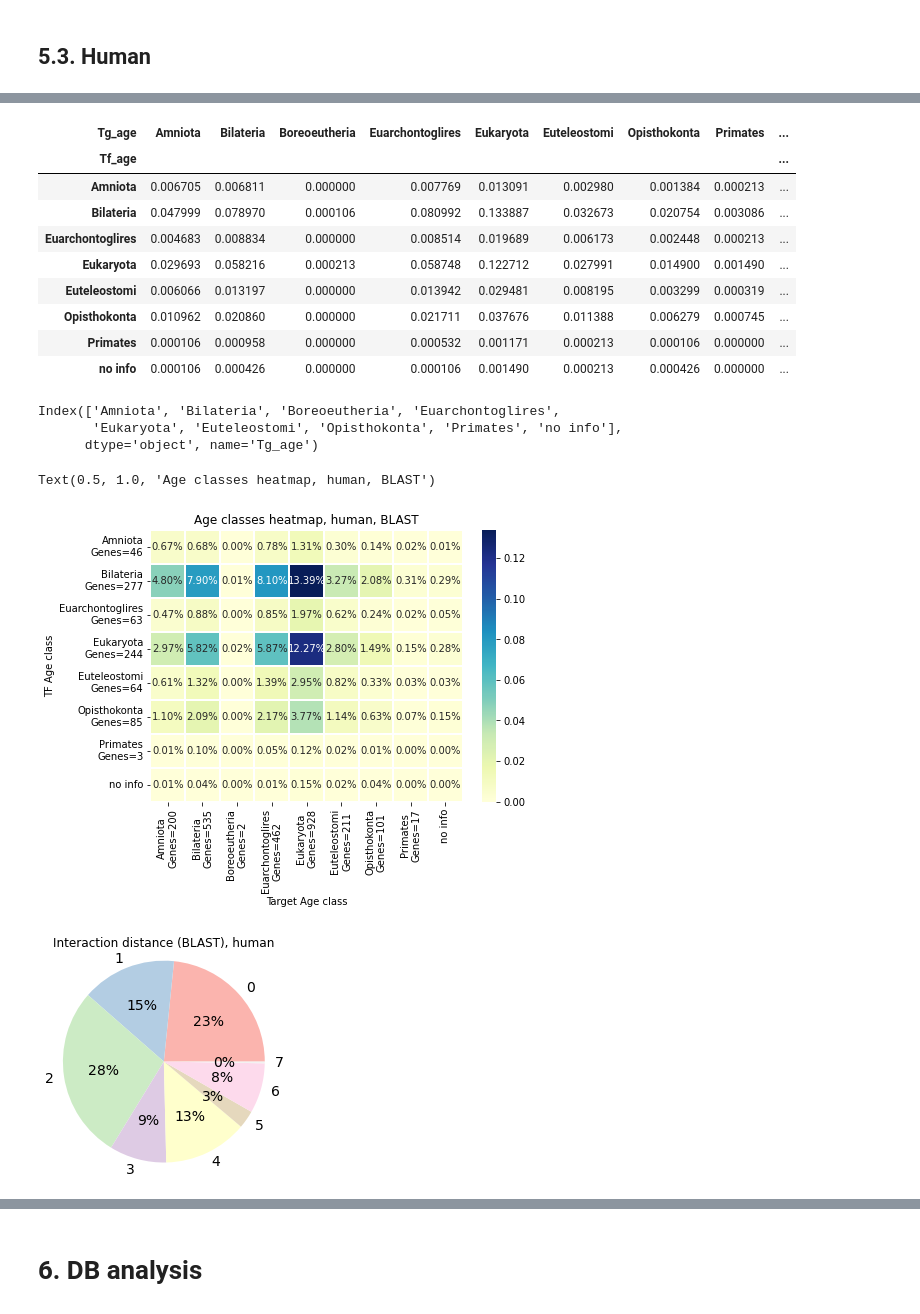
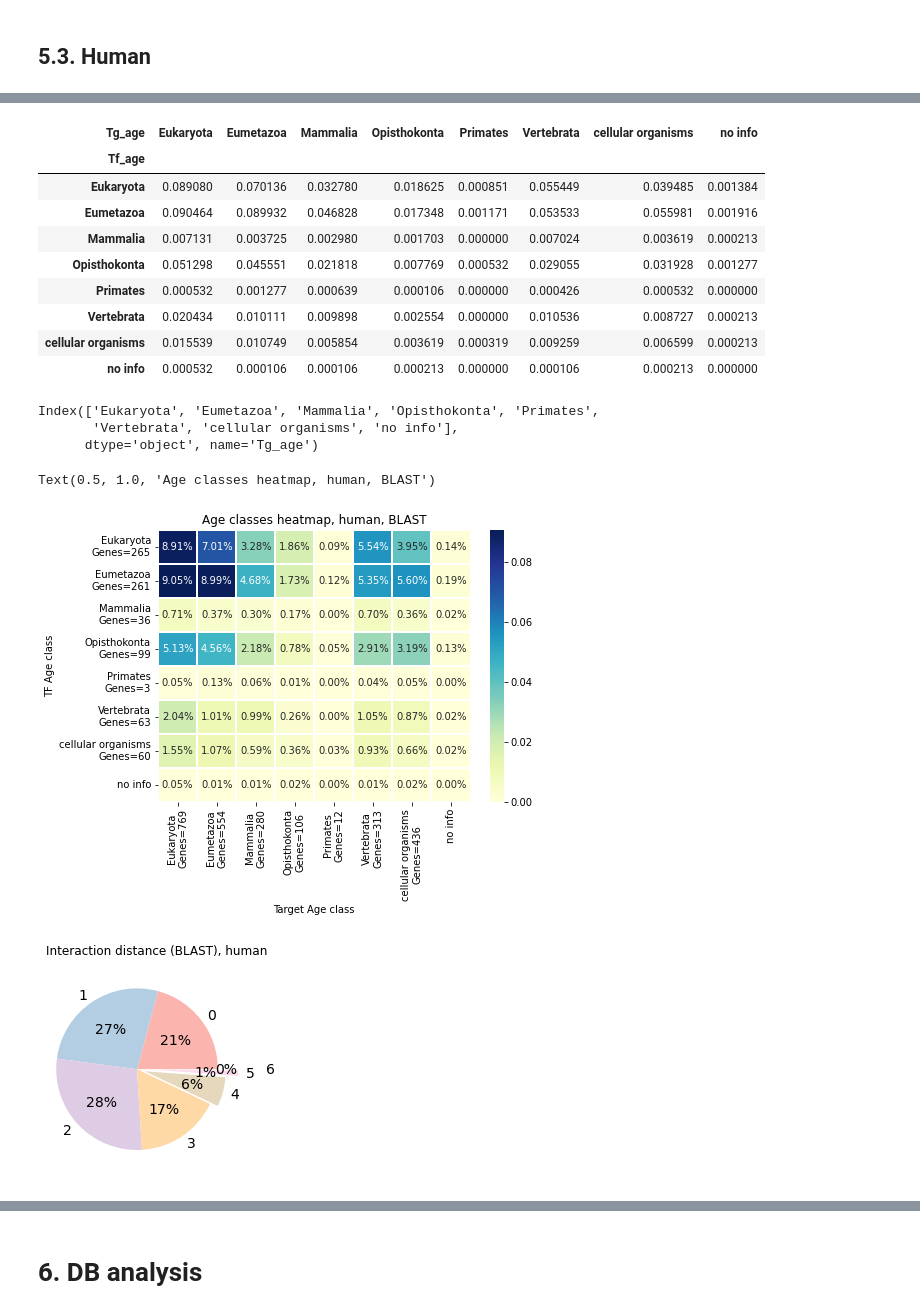
Before and after one commit to Freddsle/age_patterns, a Jupyter notebook: code/06_BLAST_SwissTree.ipynb, the cells around one changed output, grey strips where cells are left out. Drawn from its saved outputs; the diff is of its cells as text; code cells hidden in the pictures.

```diff
--- a/code/06_BLAST_SwissTree.ipynb
+++ b/code/06_BLAST_SwissTree.ipynb
@@ -1147,6 +1279,8 @@ array(['Eukaryota', 'Euteleostomi', 'Amniota', 'Euarchontoglires',
 # %%
-human_blast_ages['Age'] = human_blast_ages['Age'].apply(lambda x: 'Primates' if x == 'Homo' or x == 'Homininae'else x)
-#human_blast_ages['Age'] = human_blast_ages['Age'].apply(lambda x: 'Mammalia' if x == 'Boreoeutheria' or x == 'Euarchontoglires' else x)
+human_blast_ages['Age'] = human_blast_ages['Age'].apply(lambda x: 'Primates' if x == 'Homo' or x == 'Homininae' else x)
+human_blast_ages['Age'] = human_blast_ages['Age'].apply(lambda x: 'Eumetazoa' if x == 'Chordata' or x == 'Bilateria' else x)
+human_blast_ages['Age'] = human_blast_ages['Age'].apply(lambda x: 'Vertebrata' if x == 'Tetrapoda' or x == 'Amniota' or x == 'Euteleostomi' else x)
+human_blast_ages['Age'] = human_blast_ages['Age'].apply(lambda x: 'Mammalia' if x == 'Boreoeutheria' or x == 'Theria' or x == 'Euarchontoglires' else x)
 # %%
 human_data['Tf_age'] = human_data.merge(human_blast_ages, how='left', on=['TF']).Age
 
@@ -1158,33 +1292,33 @@ human_data[['Tg_age', 'Tf_age']] = human_data[['Tg_age', 'Tf_age']].replace(np.n
 heatmap_h = pd.crosstab(human_data.Tf_age, human_data.Tg_age, normalize=True)
 heatmap_h
 # %% [output]
-| Tg_age | Amniota | Bilateria | Boreoeutheria | Euarchontoglires | Eukaryota | Euteleostomi | Opisthokonta | Primates | ... |
-| Tf_age |  |  |  |  |  |  |  |  | ... |
-| Amniota | 0.006705 | 0.006811 | 0.000000 | 0.007769 | 0.013091 | 0.002980 | 0.001384 | 0.000213 | ... |
-| Bilateria | 0.047999 | 0.078970 | 0.000106 | 0.080992 | 0.133887 | 0.032673 | 0.020754 | 0.003086 | ... |
-| Euarchontoglires | 0.004683 | 0.008834 | 0.000000 | 0.008514 | 0.019689 | 0.006173 | 0.002448 | 0.000213 | ... |
-| Eukaryota | 0.029693 | 0.058216 | 0.000213 | 0.058748 | 0.122712 | 0.027991 | 0.014900 | 0.001490 | ... |
-| Euteleostomi | 0.006066 | 0.013197 | 0.000000 | 0.013942 | 0.029481 | 0.008195 | 0.003299 | 0.000319 | ... |
-| Opisthokonta | 0.010962 | 0.020860 | 0.000000 | 0.021711 | 0.037676 | 0.011388 | 0.006279 | 0.000745 | ... |
-| Primates | 0.000106 | 0.000958 | 0.000000 | 0.000532 | 0.001171 | 0.000213 | 0.000106 | 0.000000 | ... |
-| no info | 0.000106 | 0.000426 | 0.000000 | 0.000106 | 0.001490 | 0.000213 | 0.000426 | 0.000000 | ... |
+| Tg_age | Eukaryota | Eumetazoa | Mammalia | Opisthokonta | Primates | Vertebrata | cellular organisms | no info |
+| Tf_age |  |  |  |  |  |  |  |  |
+| Eukaryota | 0.089080 | 0.070136 | 0.032780 | 0.018625 | 0.000851 | 0.055449 | 0.039485 | 0.001384 |
+| Eumetazoa | 0.090464 | 0.089932 | 0.046828 | 0.017348 | 0.001171 | 0.053533 | 0.055981 | 0.001916 |
+| Mammalia | 0.007131 | 0.003725 | 0.002980 | 0.001703 | 0.000000 | 0.007024 | 0.003619 | 0.000213 |
+| Opisthokonta | 0.051298 | 0.045551 | 0.021818 | 0.007769 | 0.000532 | 0.029055 | 0.031928 | 0.001277 |
+| Primates | 0.000532 | 0.001277 | 0.000639 | 0.000106 | 0.000000 | 0.000426 | 0.000532 | 0.000000 |
+| Vertebrata | 0.020434 | 0.010111 | 0.009898 | 0.002554 | 0.000000 | 0.010536 | 0.008727 | 0.000213 |
+| cellular organisms | 0.015539 | 0.010749 | 0.005854 | 0.003619 | 0.000319 | 0.009259 | 0.006599 | 0.000213 |
+| no info | 0.000532 | 0.000106 | 0.000106 | 0.000213 | 0.000000 | 0.000106 | 0.000213 | 0.000000 |
 # %%
 tf_ages_count = human_data.groupby(['TF', 'Tf_age'], as_index=0).count().groupby('Tf_age', as_index=0).count()[['Tf_age', 'TF']]
 tg_ages_count = human_data.groupby(['Target', 'Tg_age'], as_index=0).count().groupby('Tg_age', as_index=0).count()[['Tg_age', 'Target']]
 # %%
 heatmap_h.columns
 # %% [output]
-Index(['Amniota', 'Bilateria', 'Boreoeutheria', 'Euarchontoglires',
-       'Eukaryota', 'Euteleostomi', 'Opisthokonta', 'Primates', 'no info'],
+Index(['Eukaryota', 'Eumetazoa', 'Mammalia', 'Opisthokonta', 'Primates',
+       'Vertebrata', 'cellular organisms', 'no info'],
       dtype='object', name='Tg_age')
 # %%
 plt.rcParams["figure.figsize"] = 7, 5
 
-xlabels = ['Amniota', 'Bilateria', 'Boreoeutheria', 'Euarchontoglires',
-           'Eukaryota', 'Euteleostomi', 'Opisthokonta', 'Primates'] # labels for x-axis
+xlabels = ['Eukaryota', 'Eumetazoa', 'Mammalia', 'Opisthokonta', 'Primates',
+           'Vertebrata', 'cellular organisms'] # labels for x-axis
 
-ylabels = ['Amniota', 'Bilateria', 'Euarchontoglires',
-           'Eukaryota', 'Euteleostomi', 'Opisthokonta', 'Primates'] # labels for y-axis
+ylabels = ['Eukaryota', 'Eumetazoa', 'Mammalia', 'Opisthokonta', 'Primates',
+           'Vertebrata', 'cellular organisms'] # labels for y-axis
 
 x_axis_labels = []
 y_axis_labels = []
@@ -1214,10 +1348,10 @@ plt.title('Age classes heatmap, human, BLAST')
 #plt.close()
 # %% [output]
 Text(0.5, 1.0, 'Age classes heatmap, human, BLAST')
-[figure, old version]
+[figure, new version]
 # %%
-classes = ['no info', 'Eukaryota', 'Opisthokonta',  'Bilateria', 'Euteleostomi',
-           'Amniota', 'Boreoeutheria', 'Euarchontoglires', 'Primates']
+classes = ['no info', 'cellular organisms', 'Eukaryota', 'Opisthokonta',  'Eumetazoa',
+           'Vertebrata', 'Mammalia','Primates']
 
 human_data['Tg_age_int'] = human_data['Tg_age'].apply(lambda x: classes.index(x))
 human_data['TF_age_int'] = human_data['Tf_age'].apply(lambda x: classes.index(x))
@@ -1231,24 +1365,24 @@ human_data['age_length'] = np.where((human_data['TF_age_int'] == 0) | (human_dat
 human_data['age_length'] = human_data['age_length'].replace({-1: np.nan})
 # %%
 plt.rcParams["figure.figsize"] = 4, 4
-idx = [0, 1, 2, 3, 4, 5, 6, 7]
+idx = [0, 1, 2, 3, 4, 5, 6]
 counts = pd.Series(human_data['age_length'].value_counts(normalize=True) * 100)
 counts.index = counts.index.astype('int64')
 counts = counts[idx]
 
-#explode = (0.1, 0.1, 0.1, 0.1, 0.1, 0.25, 0.5)
+explode = (0, 0, 0, 0, 0.1, 0.25, 0.5)
 counts.plot(kind='pie',
             fontsize=14,
             colormap="Pastel1",
-            #explode=explode,
+            explode=explode,
             autopct='%.0f%%')
 plt.axis('equal')
 plt.ylabel('')
 plt.title('Interaction distance (BLAST), human')
 
 plt.show()
-#plt.savefig('../data/04_plots/human_pie.png')
-#plt.close()
+# plt.savefig('../data/04_plots/human_pie.png')
+# plt.close()
 # %% [output]
-[figure, old version]
+[figure, new version]
 # %%
```
Also changed, not shown: parts of 46 cells of this notebook, 19 other files.
